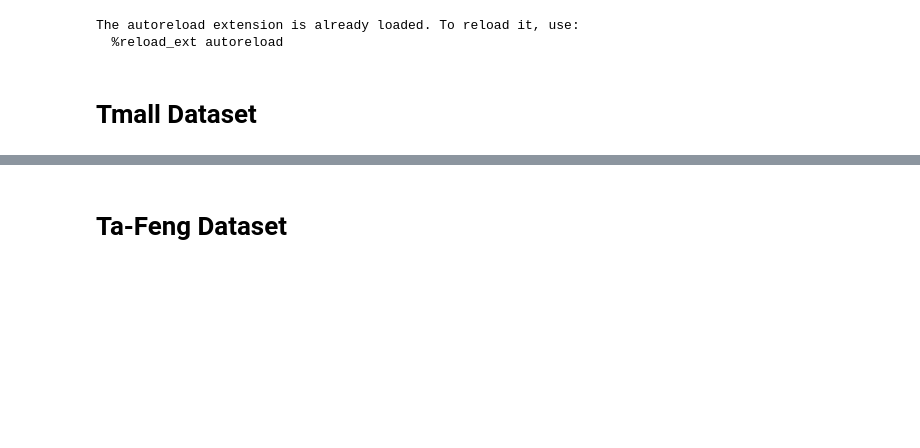
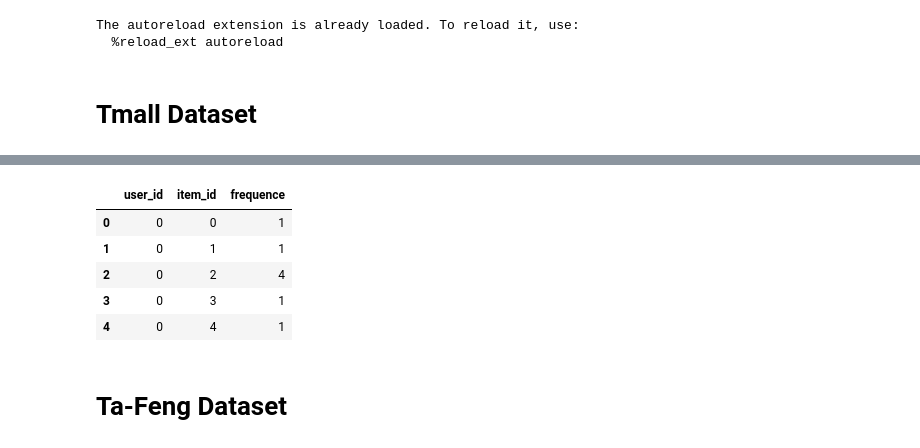
Before and after one commit to jbgriesner/seq_markov_reco_preprocess, a Jupyter notebook: Processing for Recommendation and Sequences Database.ipynb, the cells around one changed output, grey strips where cells are left out. Drawn from its saved outputs; the diff is of its cells as text; code cells hidden in the pictures; blank space fills up the shorter version.

```diff
--- a/Processing for Recommendation and Sequences Database.ipynb
+++ b/Processing for Recommendation and Sequences Database.ipynb
@@ -214,0 +217,9 @@ sequences.at[0, 'sequence_test']
+# %%
+frequences_train.head()
+# %% [output]
+|  | user_id | item_id | frequence |
+| 0 | 0 | 0 | 1 |
+| 1 | 0 | 1 | 1 |
+| 2 | 0 | 2 | 4 |
+| 3 | 0 | 3 | 1 |
+| 4 | 0 | 4 | 1 |
```
Also changed, not shown: parts of 20 cells of this notebook.
